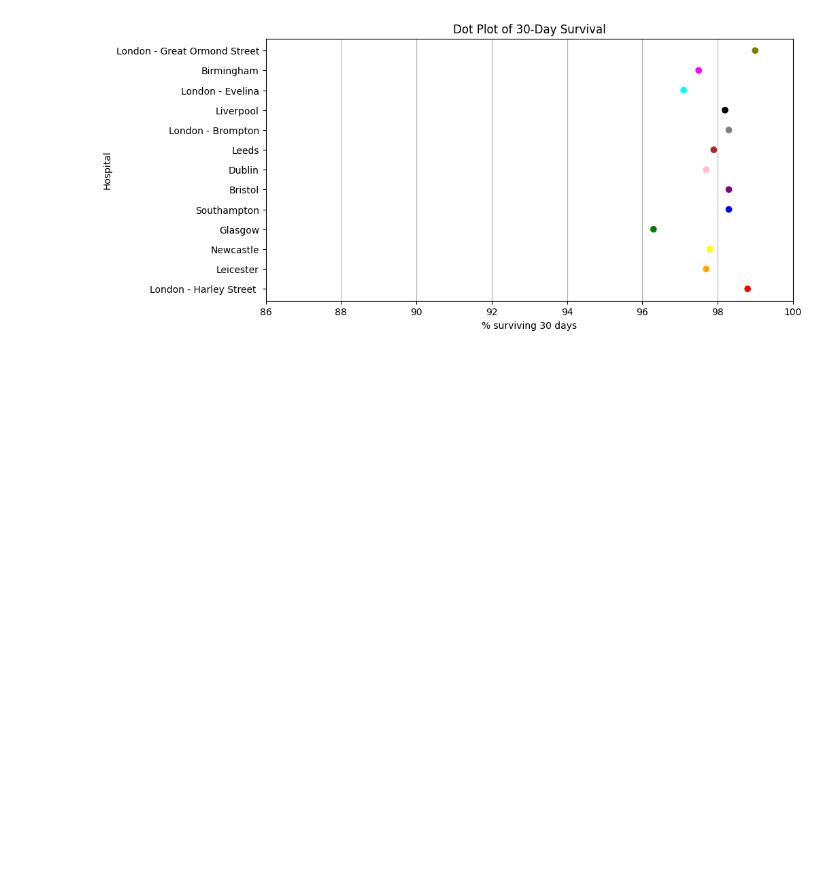
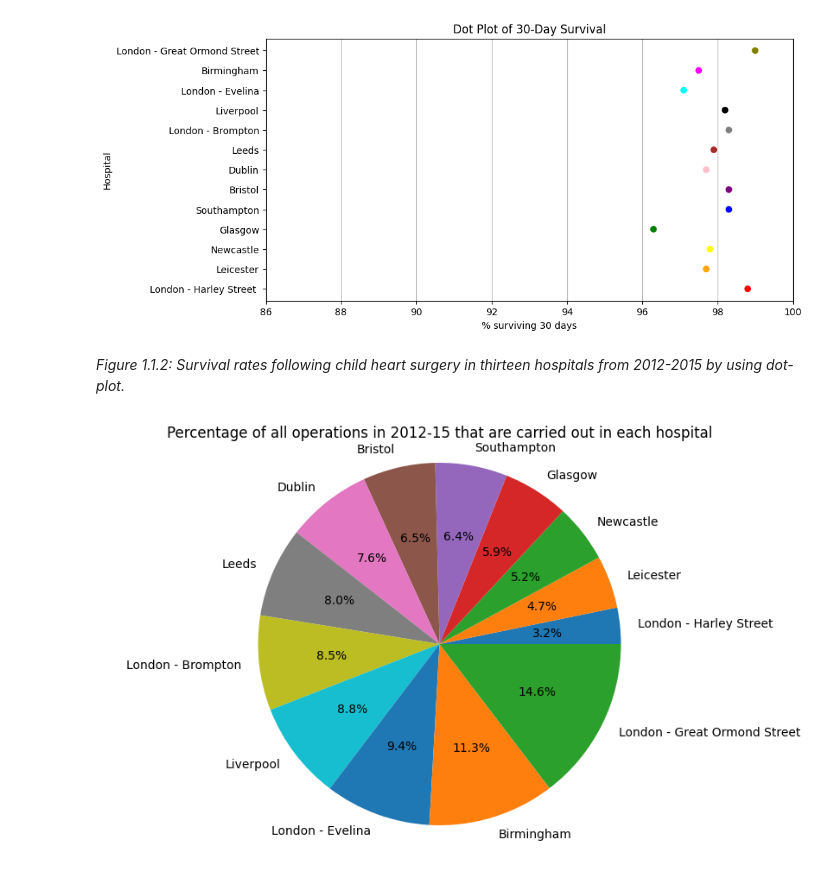
Before and after one commit to chrnthnkmutt/theartofstatistic_python, a Jupyter notebook: Unit_01/unit1.ipynb, the cells around one changed output. Drawn from its saved outputs; the diff is of its cells as text; code cells hidden in the pictures; blank space fills up the shorter version.

Commit message:
Change the data

```diff
--- a/Unit_01/unit1.ipynb
+++ b/Unit_01/unit1.ipynb
@@ -60,3 +62,42 @@ plt.grid(axis='x')  # Add a grid to the x-axis (optional)
 plt.show()
 # %% [output]
 [figure]
+# %% [markdown]
+*Figure 1.1.2: Survival rates following child heart surgery in thirteen hospitals from 2012-2015 by using dot-plot.*
+# %%
+import csv
+import matplotlib.pyplot as plt
+
+# Data from the CSV file
+data = [
+    ("London - Harley Street", 418),
+    ("Leicester", 607),
+    ("Newcastle", 668),
+    ("Glasgow", 760),
+    ("Southampton", 829),
+    ("Bristol", 835),
+    ("Dublin", 983),
+    ("Leeds", 1038),
+    ("London - Brompton", 1094),
+    ("Liverpool", 1132),
+    ("London - Evelina", 1220),
+    ("Birmingham", 1457),
+    ("London - Great Ormond Street", 1892),
+]
+
+# Extract hospital names and operations counts
+hospitals, operations = zip(*data)
+
+# Calculate proportions
+total_operations = sum(operations)
+proportions = [op / total_operations for op in operations]
+
+# Create a pie chart
+plt.figure(figsize=(10, 6))
+plt.pie(proportions, labels=hospitals, autopct='%1.1f%%')
+plt.title("Percentage of all operations in 2012-15 that are carried out in each hospital")
+plt.axis('equal')  # Equal aspect ratio ensures that pie is drawn as a circle.
+
+plt.show()
+# %% [output]
+[figure, added]
```
Also changed, not shown: parts of 7 cells of this notebook, 1 other file.
